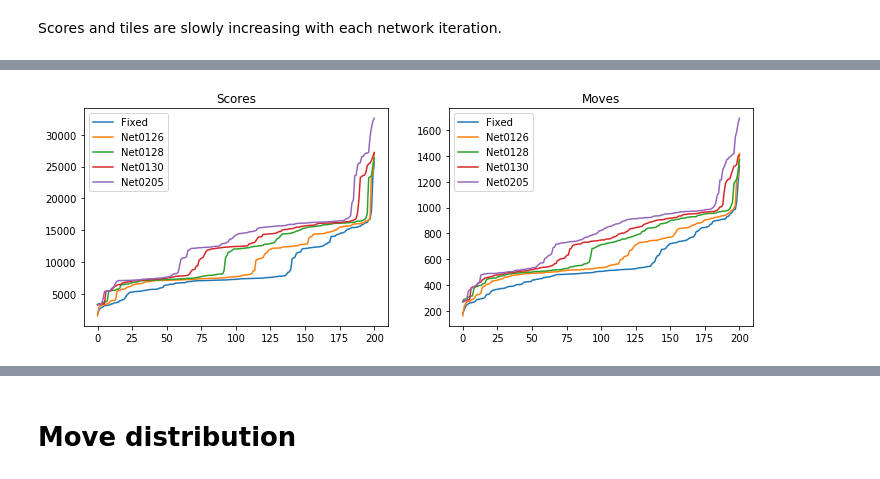
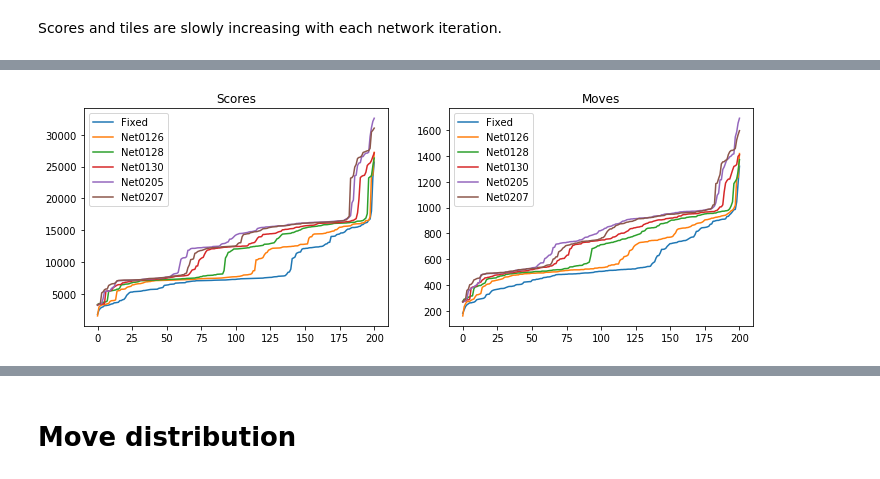
Before and after one commit to fqjin/2048NN, a Jupyter notebook: notebooks/progress.ipynb, the cells around one changed output, grey strips where cells are left out. Saved outputs shown, nothing was run; the diff lists cells and outputs as text; code cells hidden in the pictures.

```diff
--- a/notebooks/progress.ipynb
+++ b/notebooks/progress.ipynb
@@ -76,18 +77,18 @@ plt.show()
 # %%
-names = ['Fixed','Net0126','Net0128', 'Net0130', 'Net0205']
+names = ['Fixed','Net0126','Net0128', 'Net0130', 'Net0205', 'Net0207']
 plt.figure(figsize=(12,4))
 plt.subplot(1,2,1)
 for i in range(blocks):
     plt.plot(np.linspace(0, 200, len(moves[200*i:200*(i+1)])),
              sorted(scores[200*i:200*(i+1)]))
 plt.title('Scores')
 plt.legend(names)
 plt.subplot(1,2,2)
 for i in range(blocks):
     plt.plot(np.linspace(0, 200, len(moves[200*i:200*(i+1)])),
              sorted(moves[200*i:200*(i+1)]))
 plt.title('Moves')
 plt.legend(names)
 plt.show()
 # %% [output]
-[figure, old version]
+[figure, new version]
```
Also changed, not shown: parts of 8 cells of this notebook, 6 other files.
